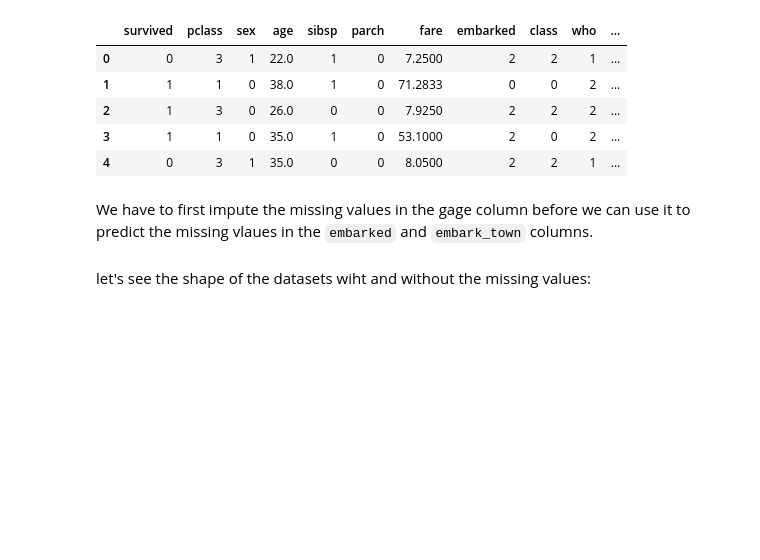
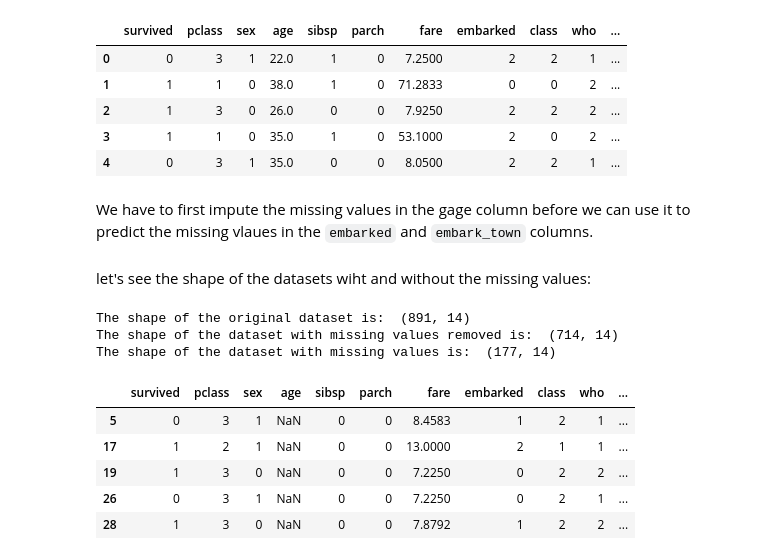
Before and after one commit to Ind-saurabh-kumar/Data_Science_Course, a Jupyter notebook: Machine_Learning/24_impute_missing_values.ipynb, the cells around one changed output. Saved outputs shown, nothing was run; the diff lists cells and outputs as text; code cells hidden in the pictures; blank space fills up the shorter version.

```diff
--- a/Machine_Learning/24_impute_missing_values.ipynb
+++ b/Machine_Learning/24_impute_missing_values.ipynb
@@ -437,3 +437,22 @@ df_with_missing = df[df['age'].isna()]
 df_without_missing =df.dropna()
 # %% [markdown]
 let's see the shape of the datasets wiht and without the missing values:
+# %%
+print("The shape of the original dataset is: ", df.shape)
+print("The shape of the dataset with missing values removed is: ", df_without_missing.shape)
+print("The shape of the dataset with missing values is: ", df_with_missing.shape)
+# %% [output]
+The shape of the original dataset is:  (891, 14)
+The shape of the dataset with missing values removed is:  (714, 14)
+The shape of the dataset with missing values is:  (177, 14)
+# %%
+# let's see the first five rows of the dataset with the missing values:
+
+df_with_missing.head()
+# %% [output]
+|  | survived | pclass | sex | age | sibsp | parch | fare | embarked | class | who | ... |
+| 5 | 0 | 3 | 1 | NaN | 0 | 0 | 8.4583 | 1 | 2 | 1 | ... |
+| 17 | 1 | 2 | 1 | NaN | 0 | 0 | 13.0000 | 2 | 1 | 1 | ... |
+| 19 | 1 | 3 | 0 | NaN | 0 | 0 | 7.2250 | 0 | 2 | 2 | ... |
+| 26 | 0 | 3 | 1 | NaN | 0 | 0 | 7.2250 | 0 | 2 | 1 | ... |
+| 28 | 1 | 3 | 0 | NaN | 0 | 0 | 7.8792 | 1 | 2 | 2 | ... |
```
Also changed, not shown: parts of 5 cells of this notebook.
